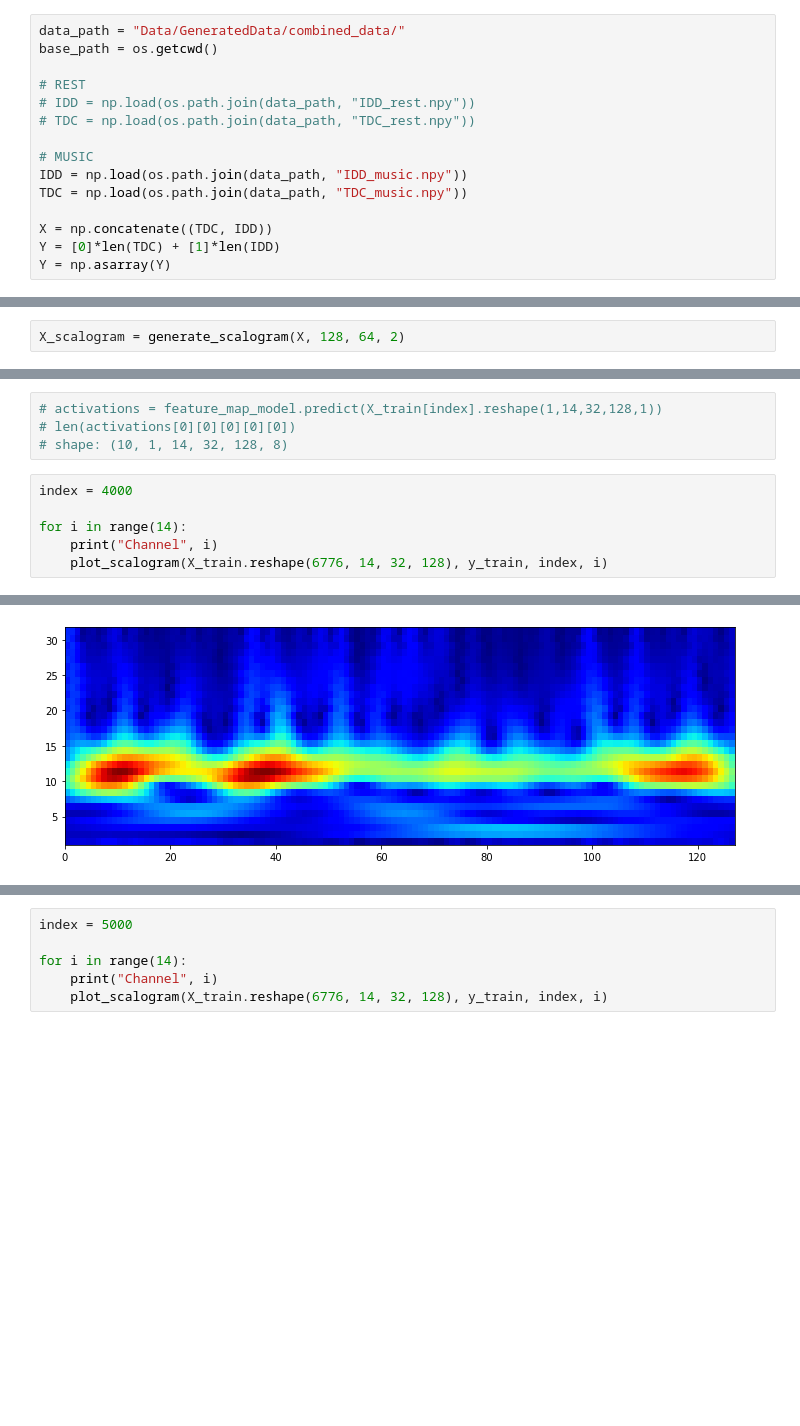
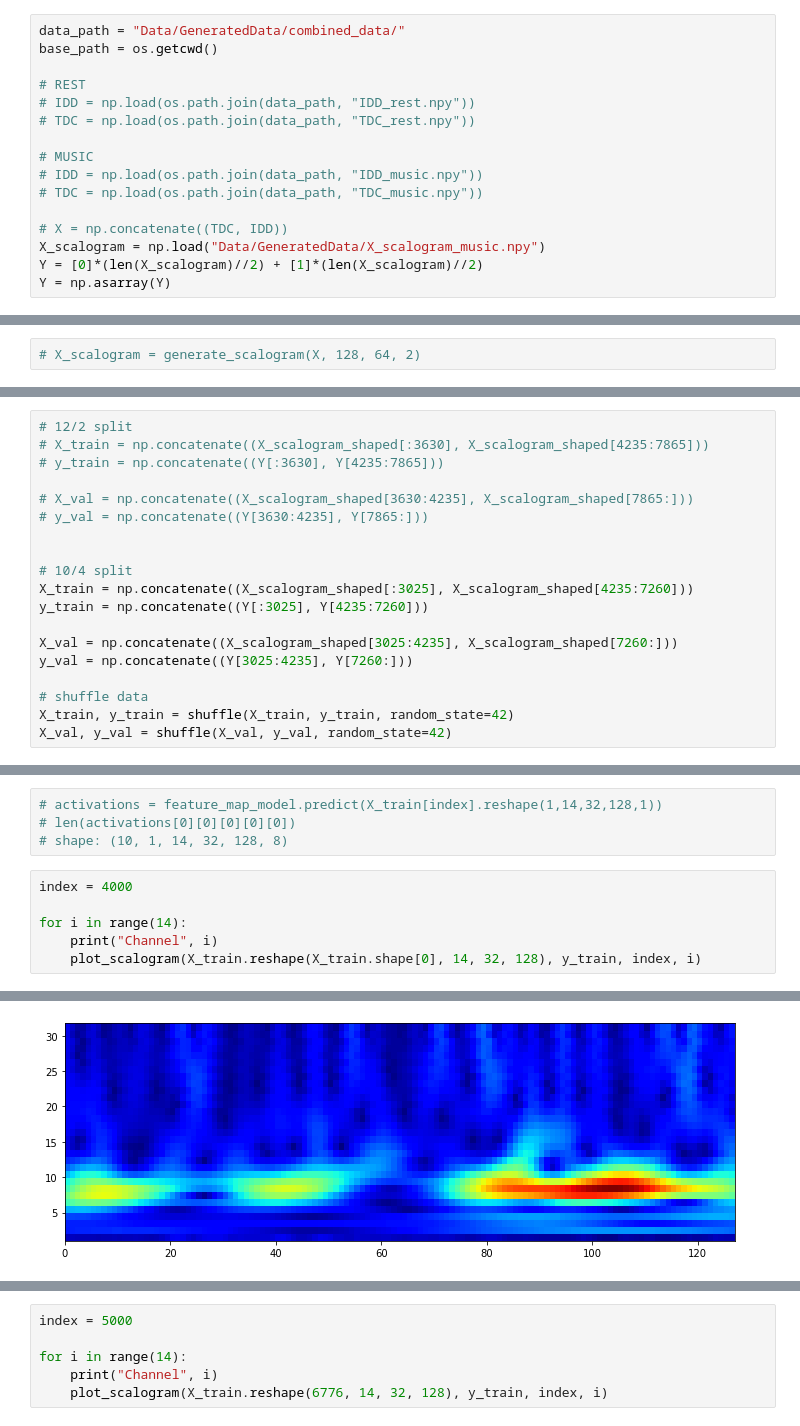
Before and after one commit to Koda98/CSE247-project, a Jupyter notebook: CNN_3D.ipynb, the cells around one changed output, grey strips where cells are left out. Cells and saved outputs as stored; diff of their text form; blank space fills up the shorter version.

Commit message:
split by patients for 3D cnn

```diff
--- a/CNN_3D.ipynb
+++ b/CNN_3D.ipynb
@@ -29,10 +30,11 @@ base_path = os.getcwd()
 # TDC = np.load(os.path.join(data_path, "TDC_rest.npy"))
 
 # MUSIC
-IDD = np.load(os.path.join(data_path, "IDD_music.npy"))
-TDC = np.load(os.path.join(data_path, "TDC_music.npy"))
+# IDD = np.load(os.path.join(data_path, "IDD_music.npy"))
+# TDC = np.load(os.path.join(data_path, "TDC_music.npy"))
 
-X = np.concatenate((TDC, IDD))
-Y = [0]*len(TDC) + [1]*len(IDD)
+# X = np.concatenate((TDC, IDD))
+X_scalogram = np.load("Data/GeneratedData/X_scalogram_music.npy")
+Y = [0]*(len(X_scalogram)//2) + [1]*(len(X_scalogram)//2)
 Y = np.asarray(Y)
 # %%
@@ -80,7 +83,7 @@ def generate_scalogram(data, Hz, hz, num_secs, w = 5.):
             scalogram(data[sample_index][channel_index], 128, 64, 2)
     return scalogram_data
 # %%
-X_scalogram = generate_scalogram(X, 128, 64, 2)
+# X_scalogram = generate_scalogram(X, 128, 64, 2)
 # %%
 X_scalogram.shape
 # %% [output]
@@ -127,3 +130,22 @@ X_train, X_val, y_train, y_val = train_test_split(X_scalogram_shaped, Y, test_si
+# %%
+# 12/2 split
+# X_train = np.concatenate((X_scalogram_shaped[:3630], X_scalogram_shaped[4235:7865]))
+# y_train = np.concatenate((Y[:3630], Y[4235:7865]))
+
+# X_val = np.concatenate((X_scalogram_shaped[3630:4235], X_scalogram_shaped[7865:]))
+# y_val = np.concatenate((Y[3630:4235], Y[7865:]))
+
+
+# 10/4 split
+X_train = np.concatenate((X_scalogram_shaped[:3025], X_scalogram_shaped[4235:7260]))
+y_train = np.concatenate((Y[:3025], Y[4235:7260]))
+
+X_val = np.concatenate((X_scalogram_shaped[3025:4235], X_scalogram_shaped[7260:]))
+y_val = np.concatenate((Y[3025:4235], Y[7260:]))
+
+# shuffle data
+X_train, y_train = shuffle(X_train, y_train, random_state=42)
+X_val, y_val = shuffle(X_val, y_val, random_state=42)
 # %%
 print("X_train shape:", X_train.shape)
 print("y_train shape:", y_train.shape)
@@ -327,7 +361,7 @@ index = 4000
 
 for i in range(14):
     print("Channel", i)
-    plot_scalogram(X_train.reshape(6776, 14, 32, 128), y_train, index, i)
+    plot_scalogram(X_train.reshape(X_train.shape[0], 14, 32, 128), y_train, index, i)
 # %% [output]
 Channel 0
 Y label: 0
@@ -338,5 +372,5 @@ Y label: 0
 Channel 2
 Y label: 0
-[figure, old version]
+[figure, new version]
 Channel 3
 Y label: 0
```
Also changed, not shown: parts of 11 cells of this notebook, 1 other file.
